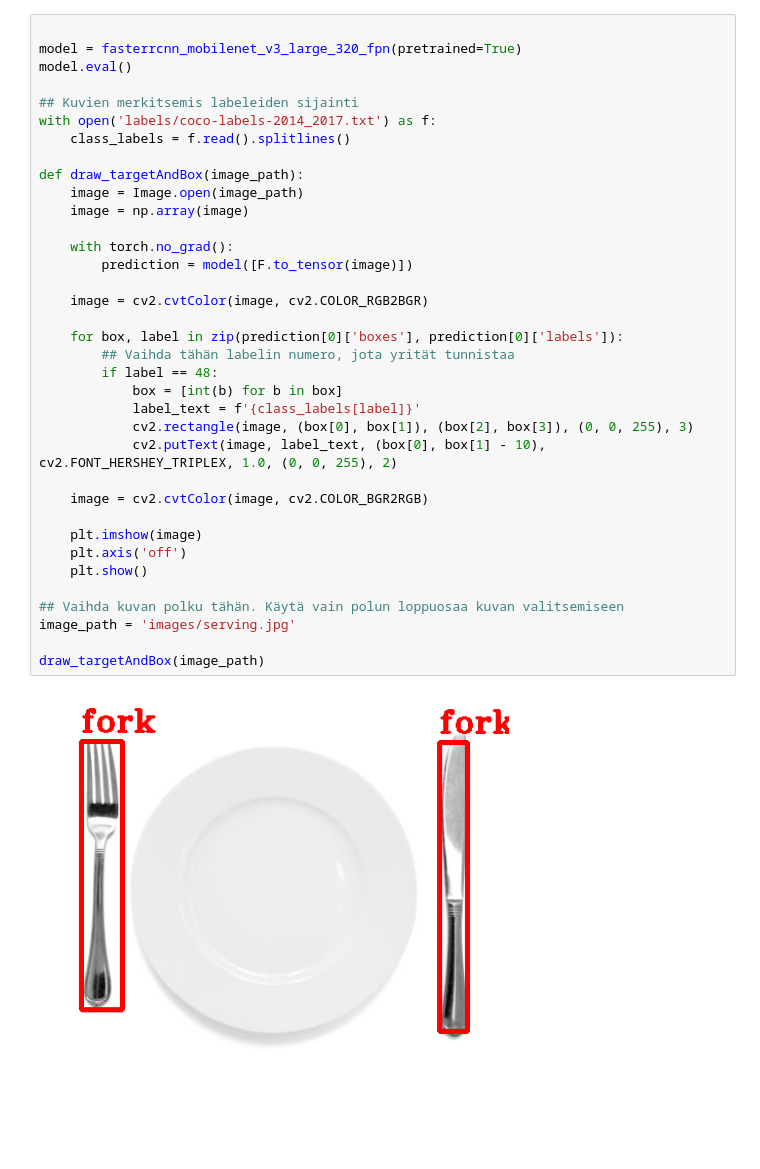
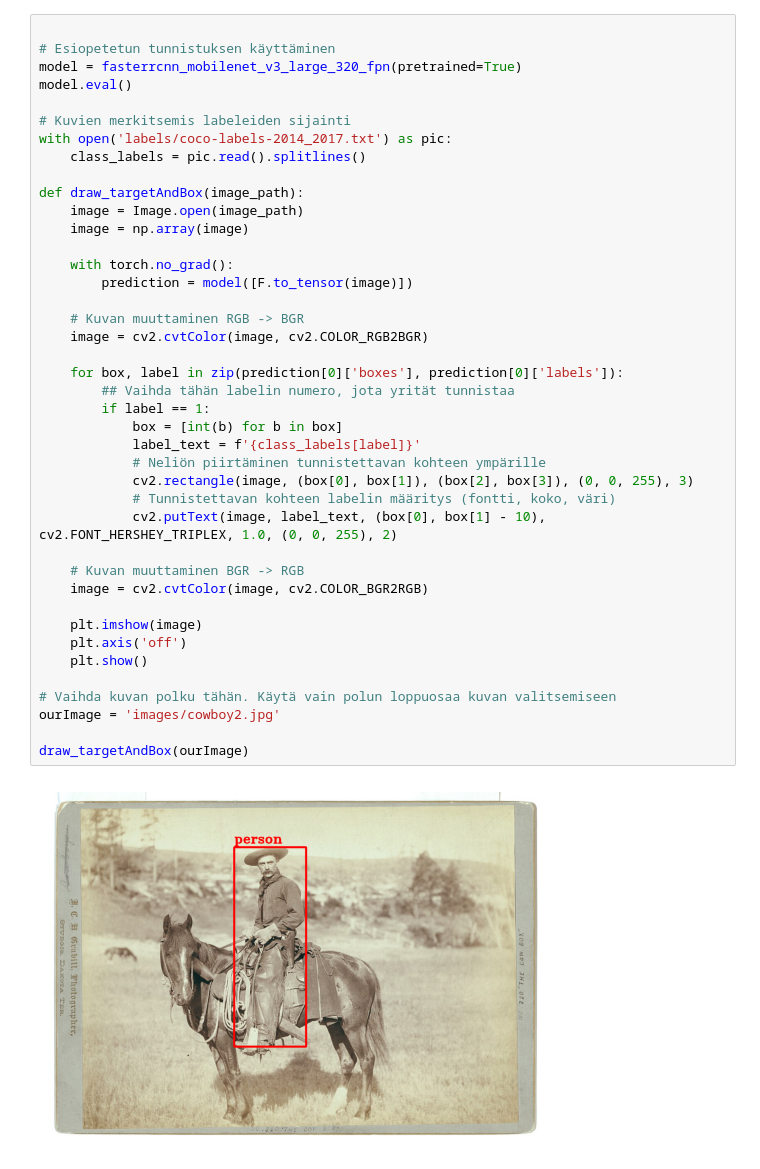
Before and after one commit to BitTrippy/PyTorch, a Jupyter notebook: 2110.ipynb, the cells around one changed output. Saved outputs shown, nothing was run; the diff lists cells and outputs as text; blank space fills up the shorter version.

```diff
--- a/2110.ipynb
+++ b/2110.ipynb
@@ -29,38 +69,43 @@ import cv2
 # %%
 
+# Esiopetetun tunnistuksen käyttäminen
 model = fasterrcnn_mobilenet_v3_large_320_fpn(pretrained=True)
 model.eval()
 
-## Kuvien merkitsemis labeleiden sijainti
-with open('labels/coco-labels-2014_2017.txt') as f:
-    class_labels = f.read().splitlines()
+# Kuvien merkitsemis labeleiden sijainti
+with open('labels/coco-labels-2014_2017.txt') as pic:
+    class_labels = pic.read().splitlines()
 
 def draw_targetAndBox(image_path):
     image = Image.open(image_path)
     image = np.array(image)
 
     with torch.no_grad():
         prediction = model([F.to_tensor(image)])
 
+    # Kuvan muuttaminen RGB -> BGR
     image = cv2.cvtColor(image, cv2.COLOR_RGB2BGR)
 
     for box, label in zip(prediction[0]['boxes'], prediction[0]['labels']):
         ## Vaihda tähän labelin numero, jota yrität tunnistaa
-        if label == 48:
+        if label == 1:
             box = [int(b) for b in box]
             label_text = f'{class_labels[label]}'
+            # Neliön piirtäminen tunnistettavan kohteen ympärille
             cv2.rectangle(image, (box[0], box[1]), (box[2], box[3]), (0, 0, 255), 3)
+            # Tunnistettavan kohteen labelin määritys (fontti, koko, väri)
             cv2.putText(image, label_text, (box[0], box[1] - 10), cv2.FONT_HERSHEY_TRIPLEX, 1.0, (0, 0, 255), 2)
 
+    # Kuvan muuttaminen BGR -> RGB
     image = cv2.cvtColor(image, cv2.COLOR_BGR2RGB)
 
     plt.imshow(image)
     plt.axis('off')
     plt.show()
 
-## Vaihda kuvan polku tähän. Käytä vain polun loppuosaa kuvan valitsemiseen
-image_path = 'images/serving.jpg'
+# Vaihda kuvan polku tähän. Käytä vain polun loppuosaa kuvan valitsemiseen
+ourImage = 'images/cowboy2.jpg'
 
-draw_targetAndBox(image_path)
+draw_targetAndBox(ourImage)
 # %% [output]
-[figure, old version]
+[figure, new version]
```
Also changed, not shown: parts of 4 cells of this notebook, 2 other files.
